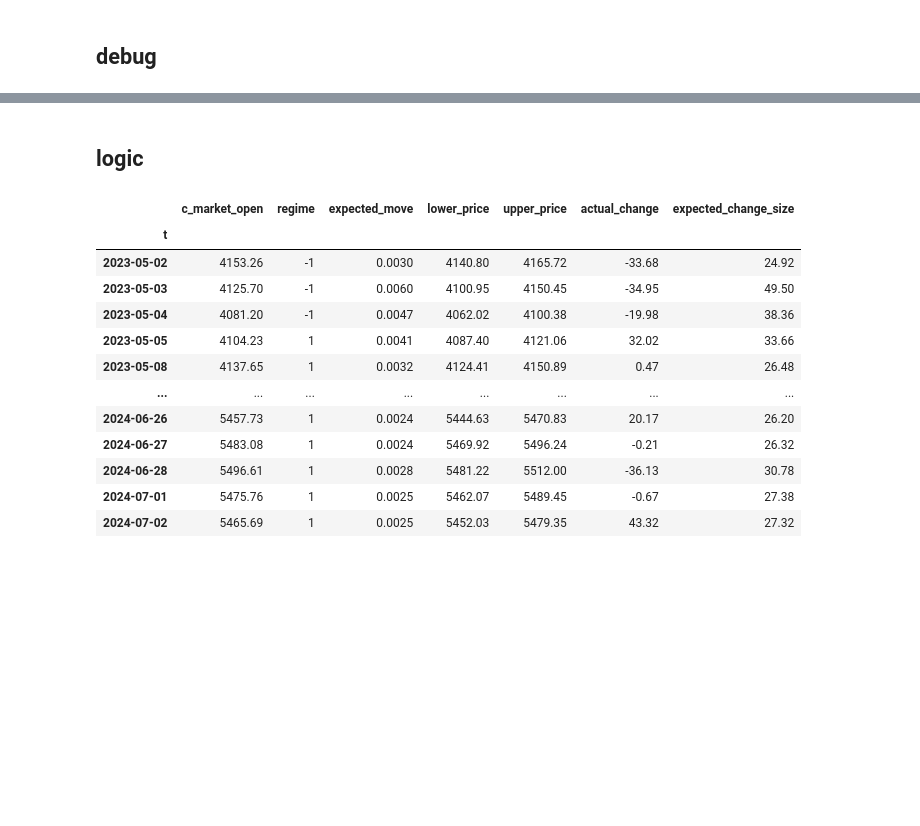
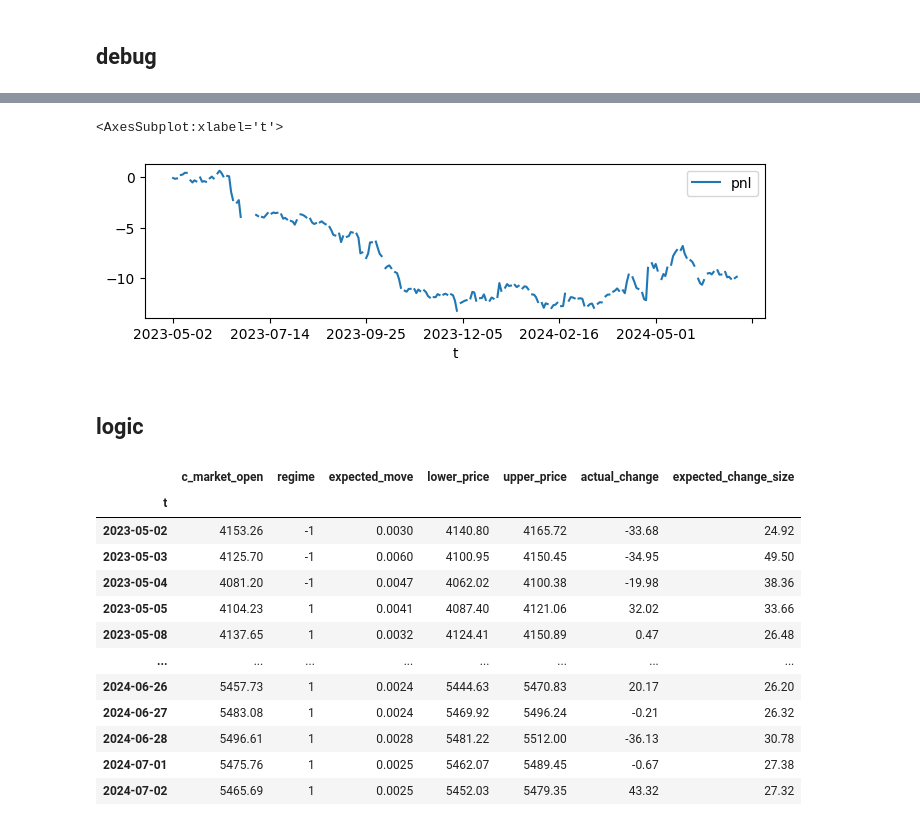
Before and after one commit to sculd/volatility_trading, a Jupyter notebook: sandbox_options.ipynb, the cells around one changed output, grey strips where cells are left out. Cells and saved outputs as stored; diff of their text form; code cells hidden in the pictures; blank space fills up the shorter version.

```diff
--- a/sandbox_options.ipynb
+++ b/sandbox_options.ipynb
@@ -151,0 +139,2 @@ df_goog_otm_put_options_spread_history.to_pickle('market_data/df_goog_otm_put_op
+# %%
+df_goog_market_open_close_put_spread_history = df_goog_market_open_close_history.join(df_goog_otm_put_options_spread_history).join(df_goog_daily_expectation[['regime', 'expected_move', 'lower_price', 'upper_price']])
@@ -152,3 +154,8 @@ df_goog_otm_put_options_spread_history.to_pickle('market_data/df_goog_otm_put_op
+# %%
+df_goog_market_open_close_put_spread_history[["pnl"]].cumsum().plot(figsize=(8,2))
+# %% [output]
+<AxesSubplot:xlabel='t'>
+[figure, added]
 # %% [markdown]
 ## logic
 # %%
```
Also changed, not shown: parts of 22 cells of this notebook, 1 other file.
